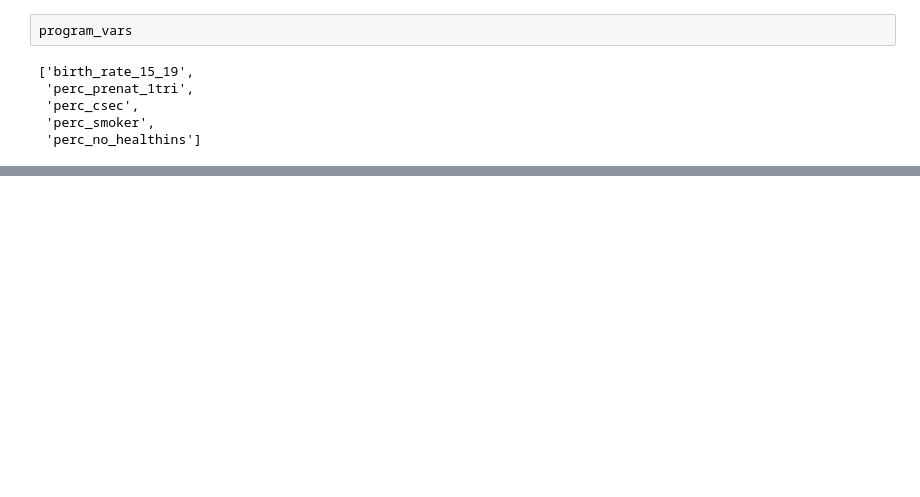
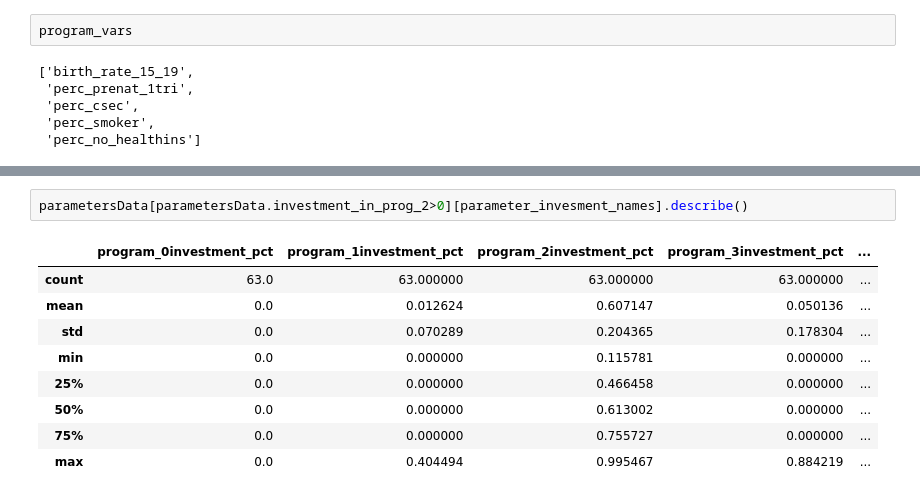
Before and after one commit to cleung-2/dabp_final, a Jupyter notebook: OptimizationCode.ipynb, the cells around one changed output, grey strips where cells are left out. Drawn from its saved outputs; the diff is of its cells as text; blank space fills up the shorter version.

```diff
--- a/OptimizationCode.ipynb
+++ b/OptimizationCode.ipynb
@@ -242,0 +306,12 @@ count
+# %%
+parametersData[parametersData.investment_in_prog_2>0][parameter_invesment_names].describe()
+# %% [output]
+|  | program_0investment_pct | program_1investment_pct | program_2investment_pct | program_3investment_pct | ... |
+| count | 63.0 | 63.000000 | 63.000000 | 63.000000 | ... |
+| mean | 0.0 | 0.012624 | 0.607147 | 0.050136 | ... |
+| std | 0.0 | 0.070289 | 0.204365 | 0.178304 | ... |
+| min | 0.0 | 0.000000 | 0.115781 | 0.000000 | ... |
+| 25% | 0.0 | 0.000000 | 0.466458 | 0.000000 | ... |
+| 50% | 0.0 | 0.000000 | 0.613002 | 0.000000 | ... |
+| 75% | 0.0 | 0.000000 | 0.755727 | 0.000000 | ... |
+| max | 0.0 | 0.404494 | 0.995467 | 0.884219 | ... |
```
Also changed, not shown: parts of 22 cells of this notebook.
